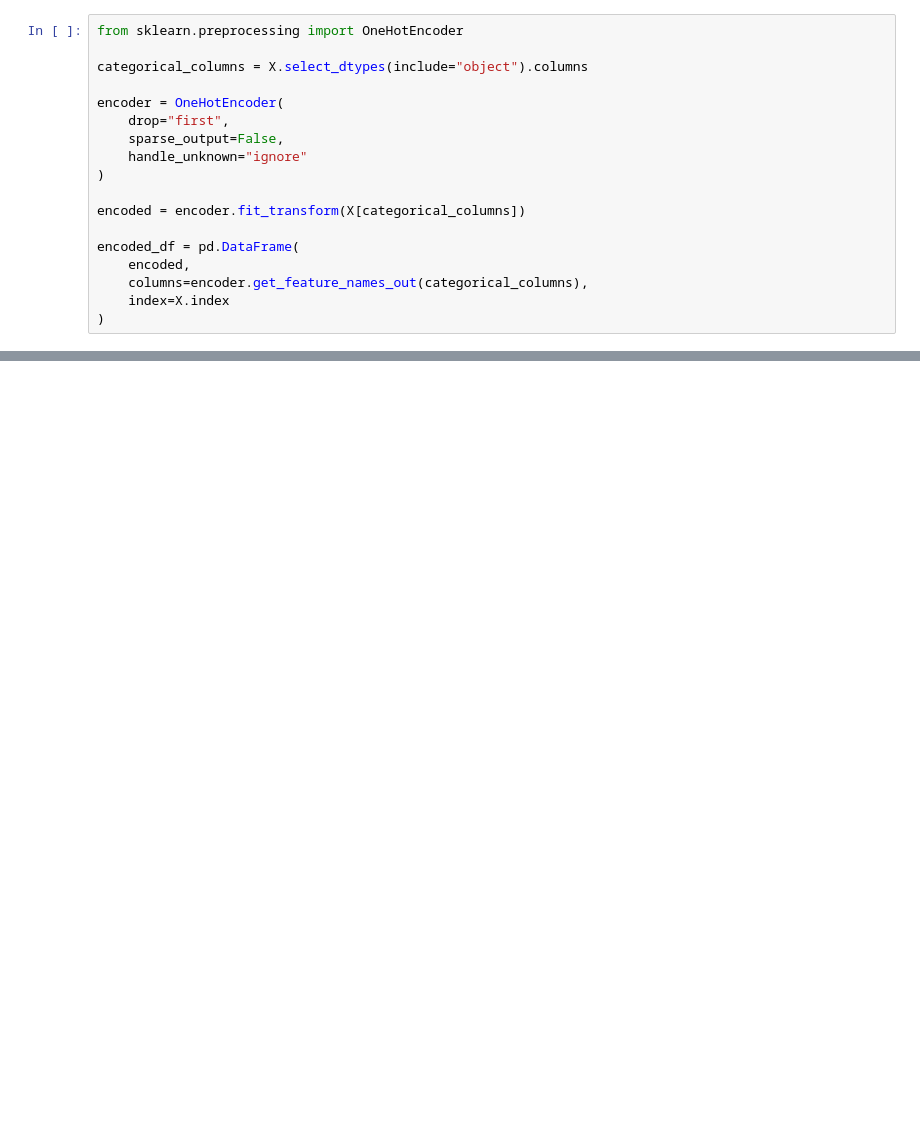
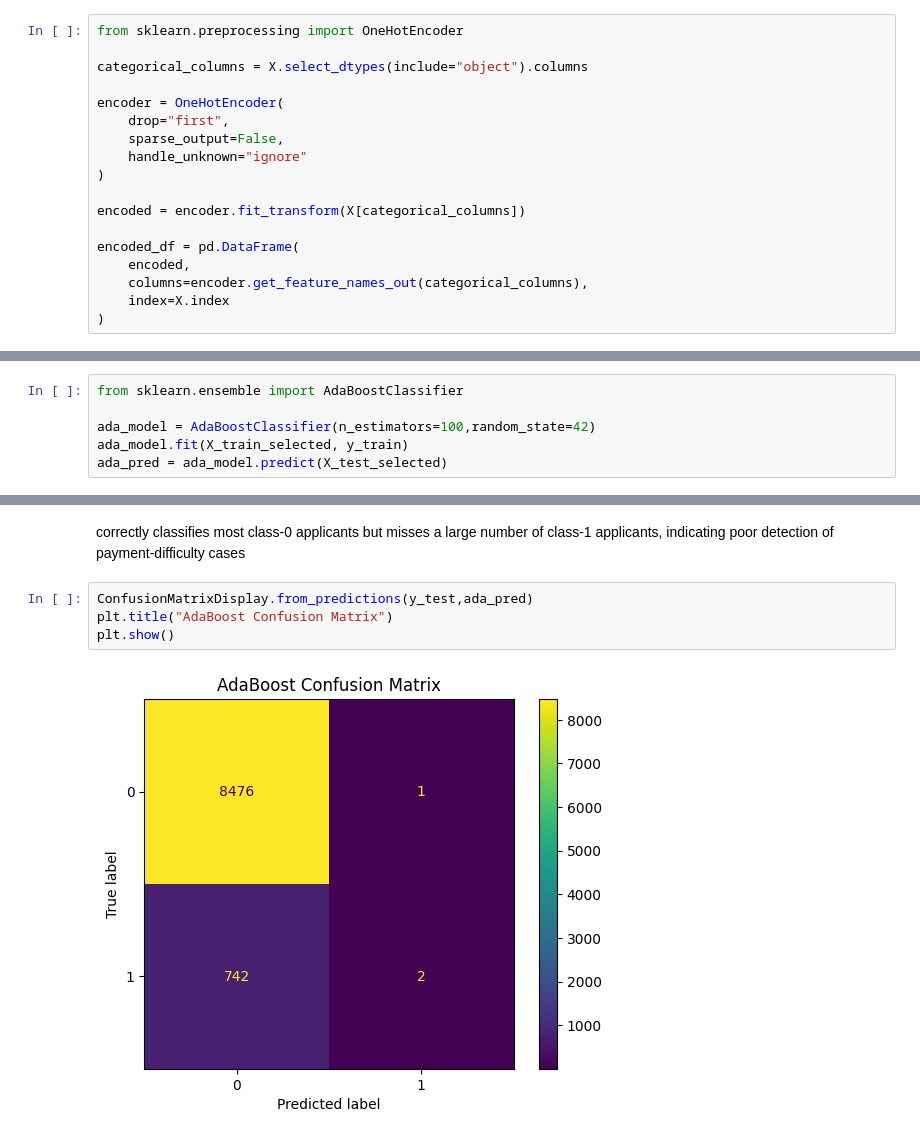
Before and after one commit to divyanshusengar33/MLCoE-Tasks3, a Jupyter notebook: MLCoE_task3.ipynb, the cells around one changed output, grey strips where cells are left out. Cells and saved outputs as stored; diff of their text form; blank space fills up the shorter version.

```diff
--- a/MLCoE_task3.ipynb
+++ b/MLCoE_task3.ipynb
@@ -593,0 +668,6 @@ plt.show()
+# %%
+from sklearn.ensemble import AdaBoostClassifier
+
+ada_model = AdaBoostClassifier(n_estimators=100,random_state=42)
+ada_model.fit(X_train_selected, y_train)
+ada_pred = ada_model.predict(X_test_selected)
@@ -593,0 +725,8 @@ plt.show()
+# %% [markdown]
+correctly classifies most class-0 applicants but misses a large number of class-1 applicants, indicating poor detection of payment-difficulty cases
+# %%
+ConfusionMatrixDisplay.from_predictions(y_test,ada_pred)
+plt.title("AdaBoost Confusion Matrix")
+plt.show()
+# %% [output]
+[figure, added]
```
Also changed, not shown: parts of 83 cells of this notebook, 3 other files.
